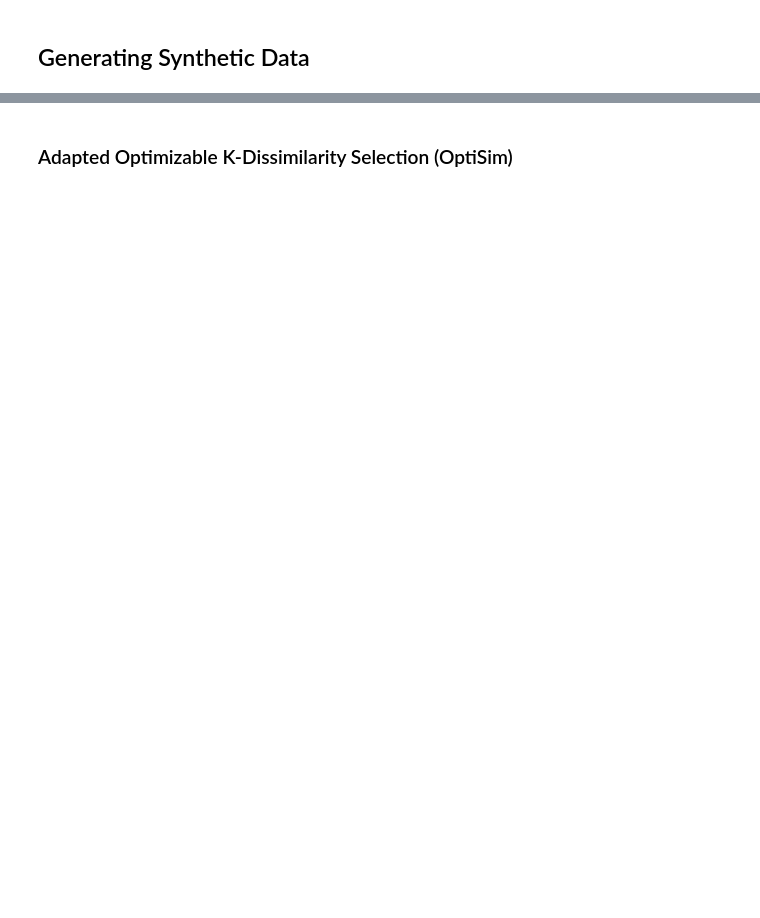
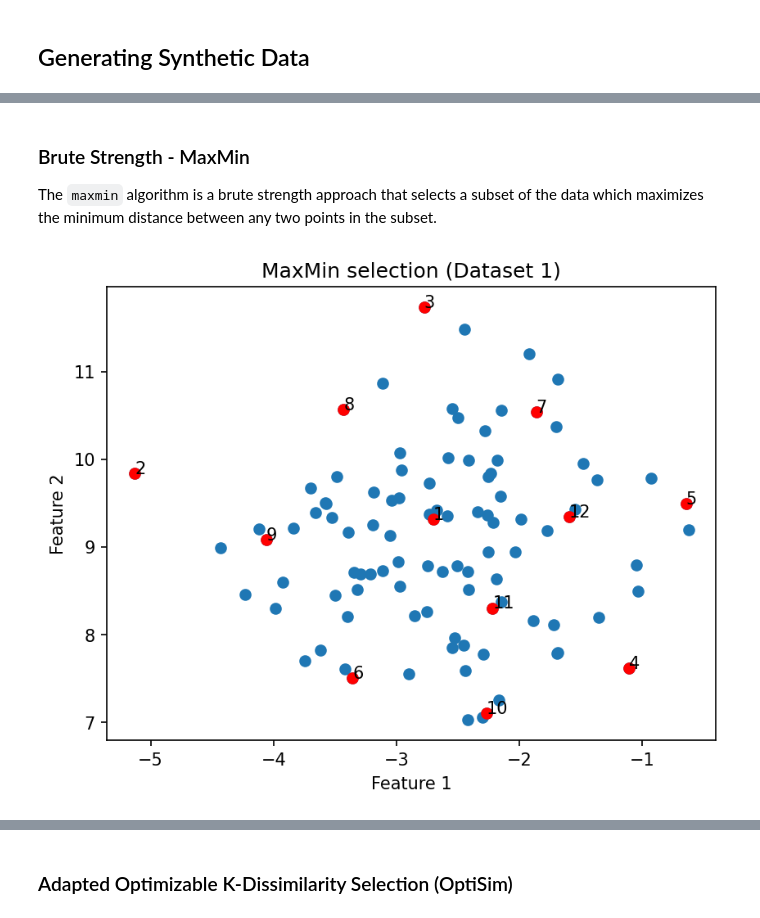
Before and after one commit to theochem/Selector, a Jupyter notebook: doc/notebooks/diversity_subsect_selection_synthetic_data.ipynb, the cells around one changed output, grey strips where cells are left out. Saved outputs shown, nothing was run; the diff lists cells and outputs as text; code cells hidden in the pictures; blank space fills up the shorter version.

```diff
--- a/doc/notebooks/diversity_subsect_selection_synthetic_data.ipynb
+++ b/doc/notebooks/diversity_subsect_selection_synthetic_data.ipynb
@@ -62,0 +91,21 @@ graph_data(coords_cluster, selected_ids2)
+# %% [markdown]
+### Brute Strength - MaxMin
+
+The `maxmin` algorithm is a brute strength approach that selects a subset of the data which
+maximizes the minimum distance between any two points in the subset.
+# %%
+# Selecting 12 diverse data points from the first dataset (100 points  uniformly  distributed in one
+# cluster).
+selector = MaxMin()
+# The distance matrix `arr_dist` is needed for the selection.
+selected_ids1 = selector.select(arr=arr_dist, size=12)
+
+graph_data(
+    coords,
+    selected_ids1,
+    title="MaxMin selection (Dataset 1)",
+    x_label="Feature 1",
+    y_label="Feature 2",
+)
+# %% [output]
+[figure, added]
```
Also changed, not shown: parts of 62 cells of this notebook.
